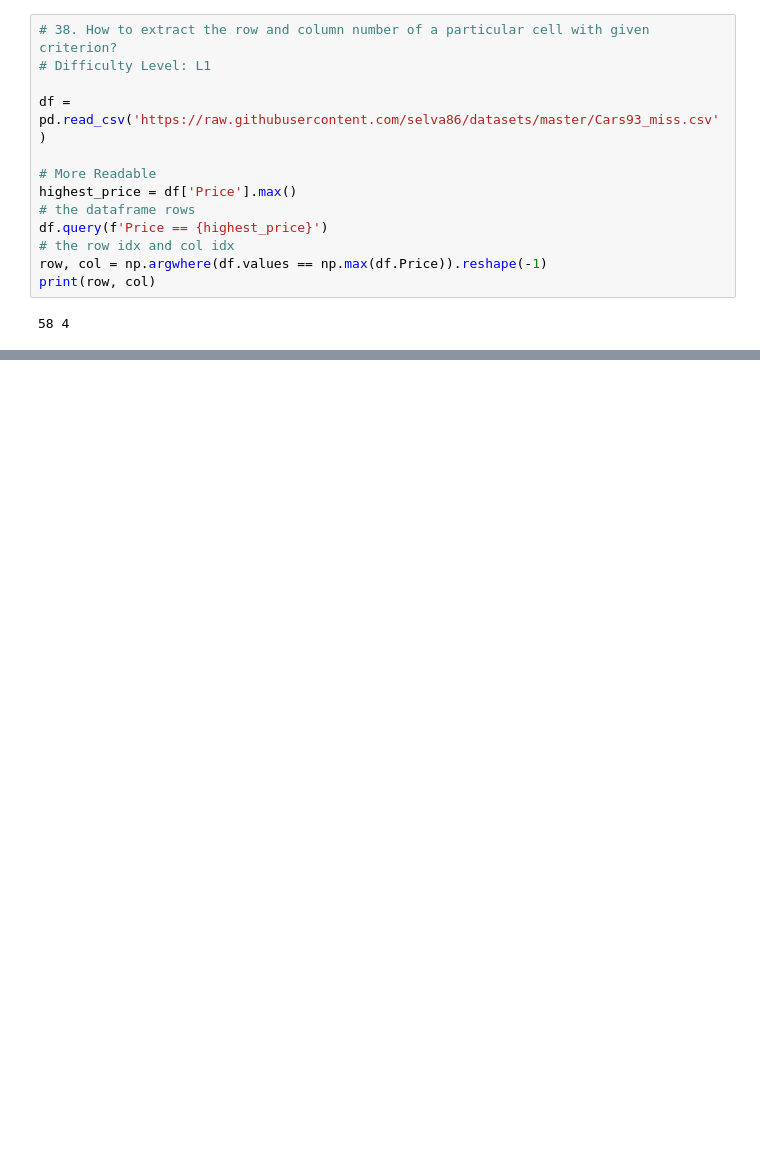
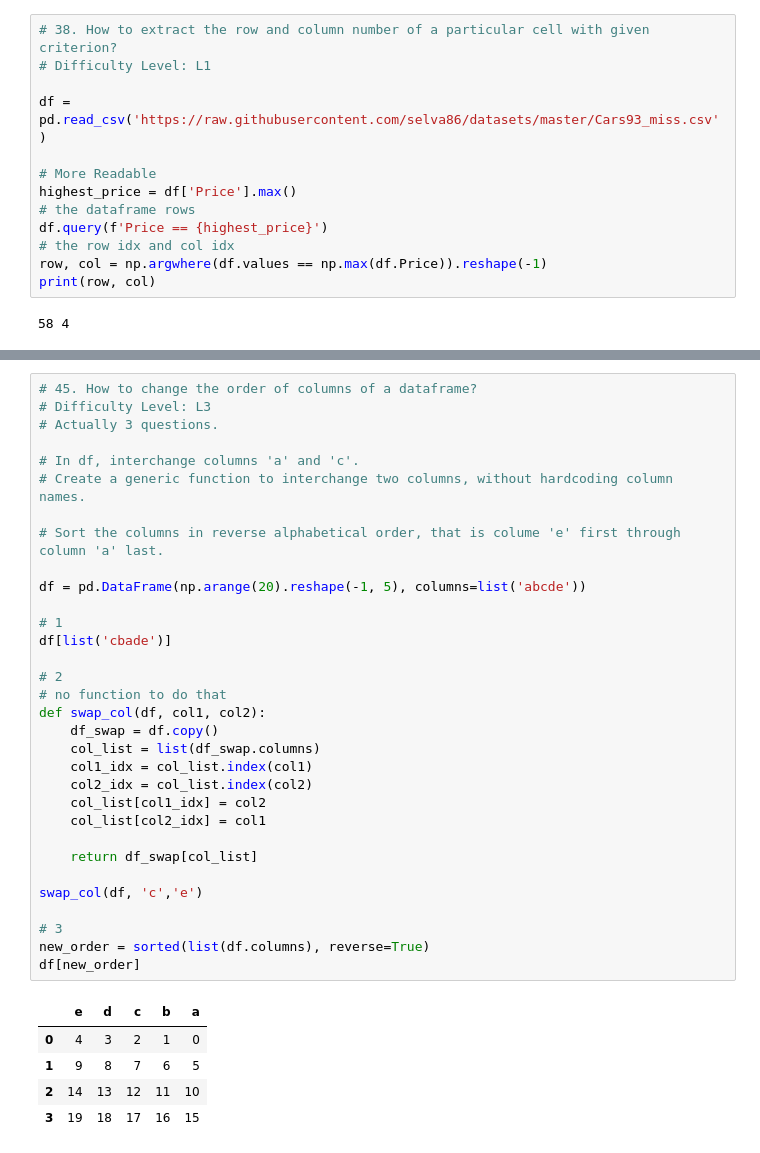
Before and after one commit to YLTsai0609/pandas_101, a Jupyter notebook: notebook.ipynb, the cells around one changed output, grey strips where cells are left out. Drawn from its saved outputs; the diff is of its cells as text; blank space fills up the shorter version.

```diff
--- a/notebook.ipynb
+++ b/notebook.ipynb
@@ -720,0 +790,38 @@ print(row, col)
+# %%
+# 45. How to change the order of columns of a dataframe?
+# Difficulty Level: L3
+# Actually 3 questions.
+
+# In df, interchange columns 'a' and 'c'.
+# Create a generic function to interchange two columns, without hardcoding column names.
+
+# Sort the columns in reverse alphabetical order, that is colume 'e' first through column 'a' last.
+
+df = pd.DataFrame(np.arange(20).reshape(-1, 5), columns=list('abcde'))
+
+# 1
+df[list('cbade')]
+
+# 2
+# no function to do that
+def swap_col(df, col1, col2):
+    df_swap = df.copy()
+    col_list = list(df_swap.columns)
+    col1_idx = col_list.index(col1)
+    col2_idx = col_list.index(col2)
+    col_list[col1_idx] = col2
+    col_list[col2_idx] = col1
+
+    return df_swap[col_list]
+
+swap_col(df, 'c','e')
+
+# 3
+new_order = sorted(list(df.columns), reverse=True)
+df[new_order]
+# %% [output]
+|  | e | d | c | b | a |
+| 0 | 4 | 3 | 2 | 1 | 0 |
+| 1 | 9 | 8 | 7 | 6 | 5 |
+| 2 | 14 | 13 | 12 | 11 | 10 |
+| 3 | 19 | 18 | 17 | 16 | 15 |
```
Also changed, not shown: parts of 20 cells of this notebook, 1 other file.
